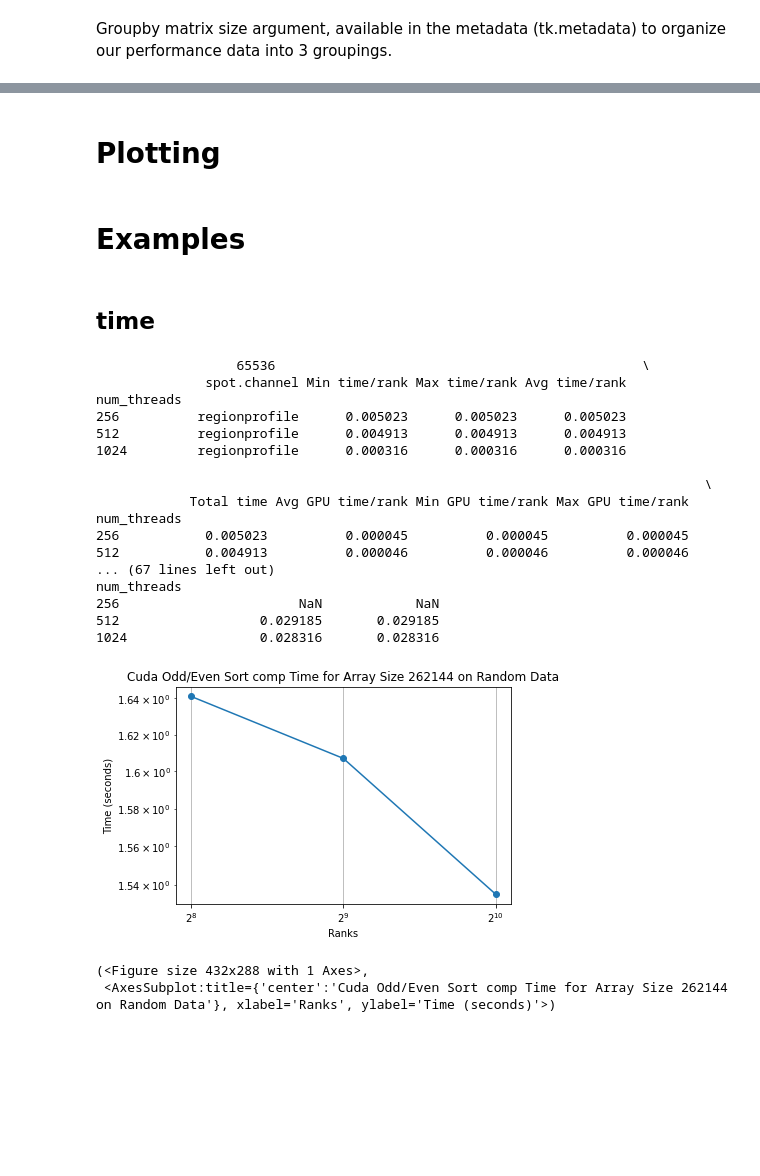
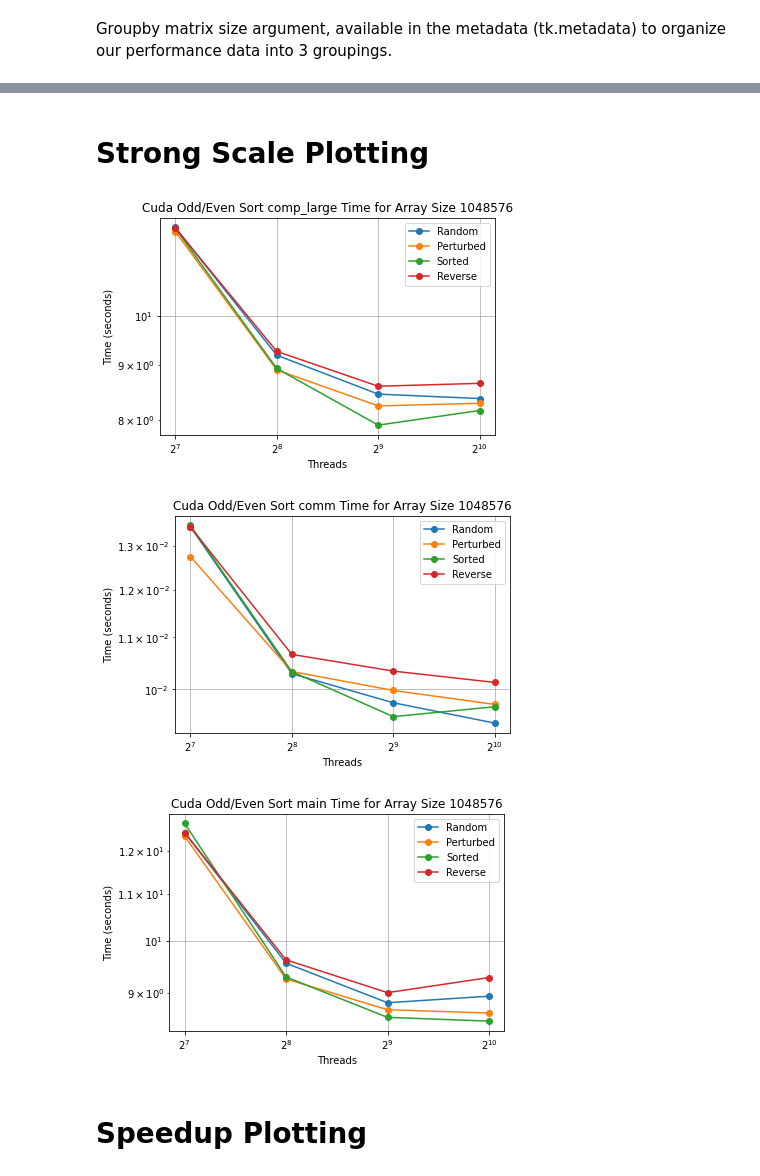
Before and after one commit to EricHaddad/435-Project, a Jupyter notebook: OddEvenSort Cuda Implementation/cuda_notebook.ipynb, the cells around one changed output, grey strips where cells are left out. Saved outputs shown, nothing was run; the diff lists cells and outputs as text; code cells hidden in the pictures; blank space fills up the shorter version.

```diff
--- a/OddEvenSort Cuda Implementation/cuda_notebook.ipynb
+++ b/OddEvenSort Cuda Implementation/cuda_notebook.ipynb
@@ -163,0 +175,2 @@ matrix_sizes = sorted(ctk.dataframe.columns.tolist())
+# %% [markdown]
+# Strong Scale Plotting
@@ -164,5 +213,21 @@ matrix_sizes = sorted(ctk.dataframe.columns.tolist())
+# %%
+array_size = 1048576
+for name in function_names:
+    plot_mpl(
+        df=[ctk_random.dataframe.loc[name][array_size]["Avg time/rank"],
+            ctk_perturbed.dataframe.loc[name][array_size]["Avg time/rank"],
+            ctk_sorted.dataframe.loc[name][array_size]["Avg time/rank"],
+            ctk_reverse.dataframe.loc[name][array_size]["Avg time/rank"]],
+        title="Cuda Odd/Even Sort {} Time for Array Size {}".format(name, array_size),
+        xlabel="Threads",
+        ylabel="Time (seconds)",
+    )
+# %% [output]
+[figure, added]
+[figure, added]
+[figure, added]
 # %% [markdown]
-# Plotting
+# Speedup Plotting
 # %%
 def plot_mpl(df, title, xlabel, ylabel):
     fig = plt.figure()
@@ -184,42 +248,3 @@ def plot_mpl(df, title, xlabel, ylabel):
     plt.xticks(threads)
     plt.show()
     return fig, ax
-# %% [markdown]
-# Examples
-# %% [markdown]
-## time
-# %%
-print(ctk.dataframe.loc["comm"])
-# %% [output]
-                  65536                                               \
-              spot.channel Min time/rank Max time/rank Avg time/rank
-num_threads
-256          regionprofile      0.005023      0.005023      0.005023
-512          regionprofile      0.004913      0.004913      0.004913
-1024         regionprofile      0.000316      0.000316      0.000316
-
-                                                                              \
-            Total time Avg GPU time/rank Min GPU time/rank Max GPU time/rank
-num_threads
-256           0.005023          0.000045          0.000045          0.000045
-512           0.004913          0.000046          0.000046          0.000046
-... (67 lines left out)
-num_threads
-256                       NaN            NaN
-512                  0.029185       0.029185
-1024                 0.028316       0.028316
-# %%
-name = "comp"
-arraySize = 262144
-plot_mpl(
-    df=[
-        ctk.dataframe.loc[name][arraySize]["Total time"],
-        ],
-    title="Cuda Odd/Even Sort {} Time for Array Size {} on Random Data".format(name, arraySize),
-    xlabel="Ranks",
-    ylabel="Time (seconds)",
-)
-# %% [output]
-[figure, removed]
-(<Figure size 432x288 with 1 Axes>,
- <AxesSubplot:title={'center':'Cuda Odd/Even Sort comp Time for Array Size 262144 on Random Data'}, xlabel='Ranks', ylabel='Time (seconds)'>)
```
Also changed, not shown: parts of 27 cells of this notebook.
